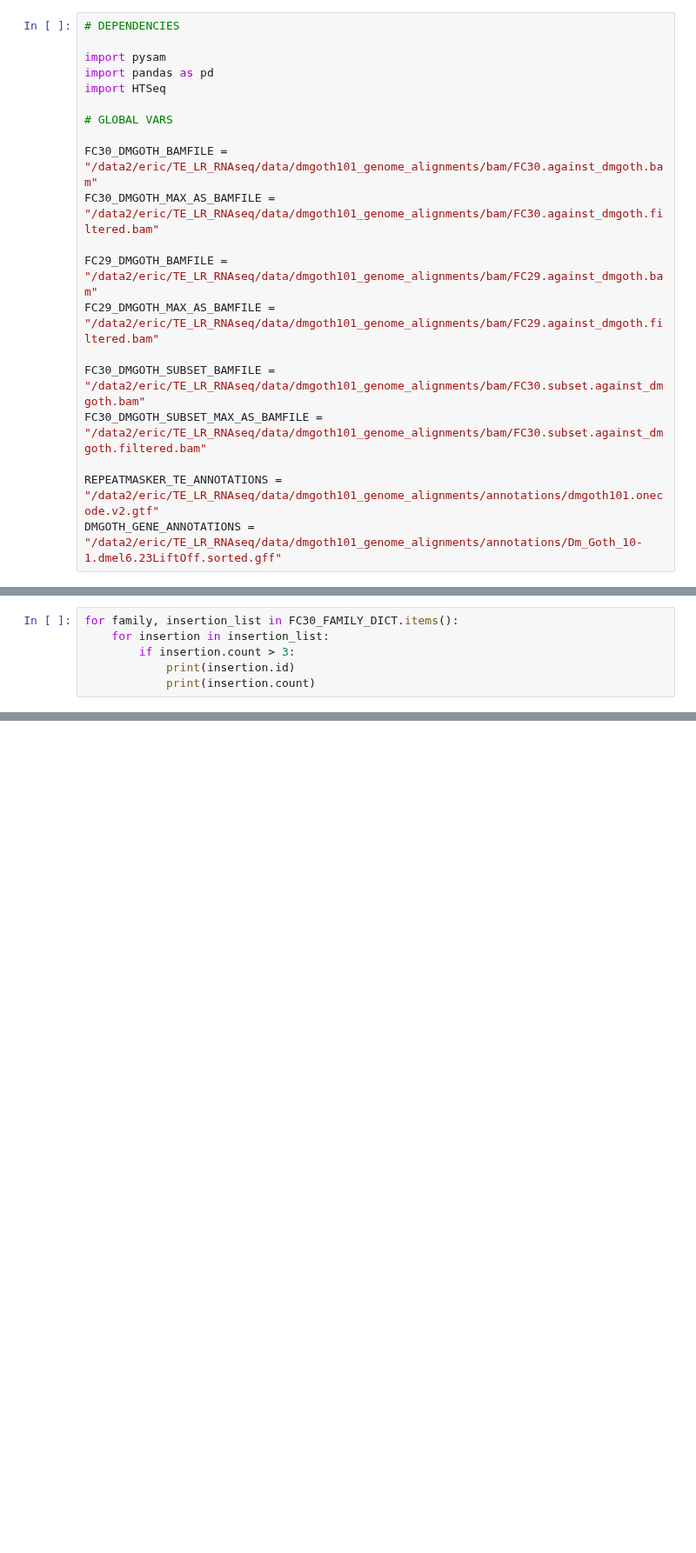
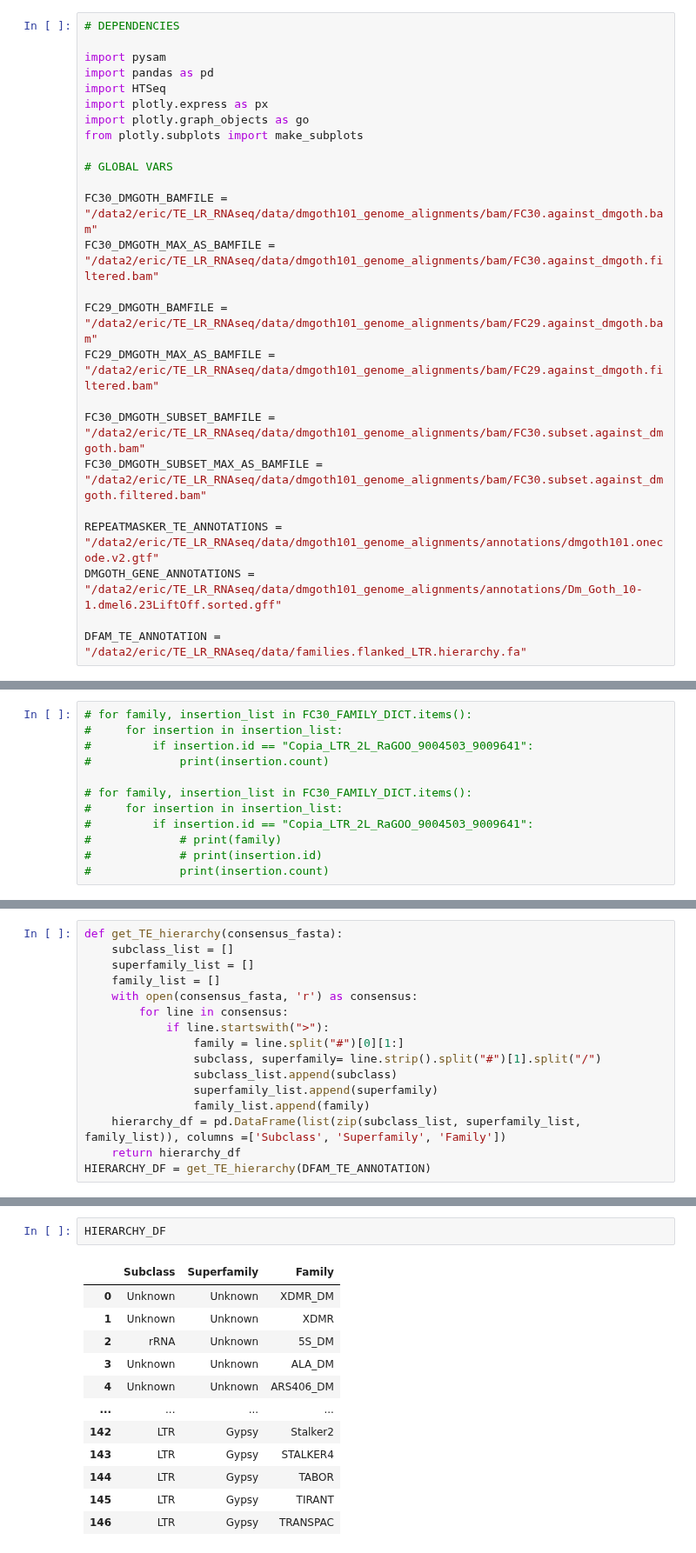
Before and after one commit to EricAmren/TE_LR_RNAseq, a Jupyter notebook: TE_LR_RNAseq_notebook.ipynb, the cells around one changed output, grey strips where cells are left out. Shown at 87% size. Drawn from its saved outputs; the diff is of its cells as text; blank space fills up the shorter version.

```diff
--- a/TE_LR_RNAseq_notebook.ipynb
+++ b/TE_LR_RNAseq_notebook.ipynb
@@ -4,6 +4,9 @@
 import pysam
 import pandas as pd
 import HTSeq
+import plotly.express as px
+import plotly.graph_objects as go
+from plotly.subplots import make_subplots
 
 # GLOBAL VARS
 
@@ -18,6 +21,8 @@ FC30_DMGOTH_SUBSET_MAX_AS_BAMFILE = "/data2/eric/TE_LR_RNAseq/data/dmgoth101_gen
 
 REPEATMASKER_TE_ANNOTATIONS = "/data2/eric/TE_LR_RNAseq/data/dmgoth101_genome_alignments/annotations/dmgoth101.onecode.v2.gtf"
 DMGOTH_GENE_ANNOTATIONS = "/data2/eric/TE_LR_RNAseq/data/dmgoth101_genome_alignments/annotations/Dm_Goth_10-1.dmel6.23LiftOff.sorted.gff"
+
+DFAM_TE_ANNOTATION = "/data2/eric/TE_LR_RNAseq/data/families.flanked_LTR.hierarchy.fa"
 # %%
 def build_index(bamfile):
     bam = pysam.AlignmentFile(bamfile, 'rb')
@@ -120,7 +130,13 @@ def match_reads_with_insertions(bamfile, family_dict, filter_strategy):
 # %%
-for family, insertion_list in FC30_FAMILY_DICT.items():
-    for insertion in insertion_list:
-        if insertion.count > 3:
-            print(insertion.id)
-            print(insertion.count)
+# for family, insertion_list in FC30_FAMILY_DICT.items():
+#     for insertion in insertion_list:
+#         if insertion.id == "Copia_LTR_2L_RaGOO_9004503_9009641":
+#             print(insertion.count)
+
+# for family, insertion_list in FC30_FAMILY_DICT.items():
+#     for insertion in insertion_list:
+#         if insertion.id == "Copia_LTR_2L_RaGOO_9004503_9009641":
+#             # print(family)
+#             # print(insertion.id)
+#             print(insertion.count)
 # %% [output]
@@ -149,0 +145,16 @@ FC30_FAMILY_DICT = main(FC30_DMGOTH_MAX_AS_BAMFILE, REPEATMASKER_TE_ANNOTATIONS,
+# %%
+def get_TE_hierarchy(consensus_fasta):
+    subclass_list = []
+    superfamily_list = []
+    family_list = []
+    with open(consensus_fasta, 'r') as consensus:
+        for line in consensus:
+            if line.startswith(">"):
+                family = line.split("#")[0][1:]
+                subclass, superfamily= line.strip().split("#")[1].split("/")
+                subclass_list.append(subclass)
+                superfamily_list.append(superfamily)
+                family_list.append(family)
+    hierarchy_df = pd.DataFrame(list(zip(subclass_list, superfamily_list, family_list)), columns =['Subclass', 'Superfamily', 'Family'])
+    return hierarchy_df
+HIERARCHY_DF = get_TE_hierarchy(DFAM_TE_ANNOTATION)
@@ -149,0 +185,15 @@ FC30_FAMILY_DICT = main(FC30_DMGOTH_MAX_AS_BAMFILE, REPEATMASKER_TE_ANNOTATIONS,
+# %%
+HIERARCHY_DF
+# %% [output]
+|  | Subclass | Superfamily | Family |
+| 0 | Unknown | Unknown | XDMR_DM |
+| 1 | Unknown | Unknown | XDMR |
+| 2 | rRNA | Unknown | 5S_DM |
+| 3 | Unknown | Unknown | ALA_DM |
+| 4 | Unknown | Unknown | ARS406_DM |
+| ... | ... | ... | ... |
+| 142 | LTR | Gypsy | Stalker2 |
+| 143 | LTR | Gypsy | STALKER4 |
+| 144 | LTR | Gypsy | TABOR |
+| 145 | LTR | Gypsy | TIRANT |
+| 146 | LTR | Gypsy | TRANSPAC |
```
Also changed, not shown: parts of 16 cells of this notebook.
